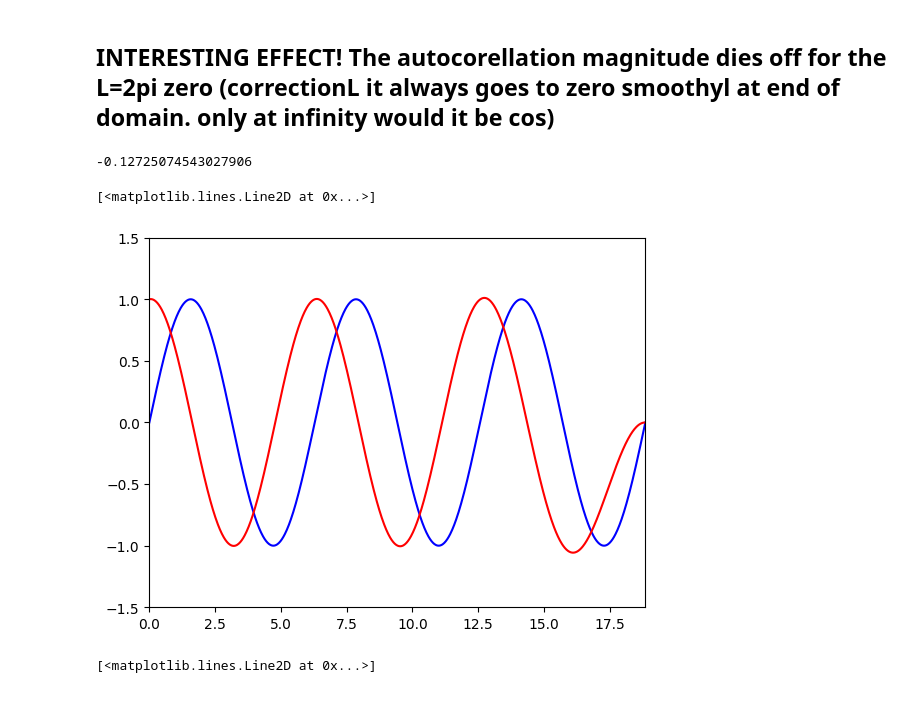
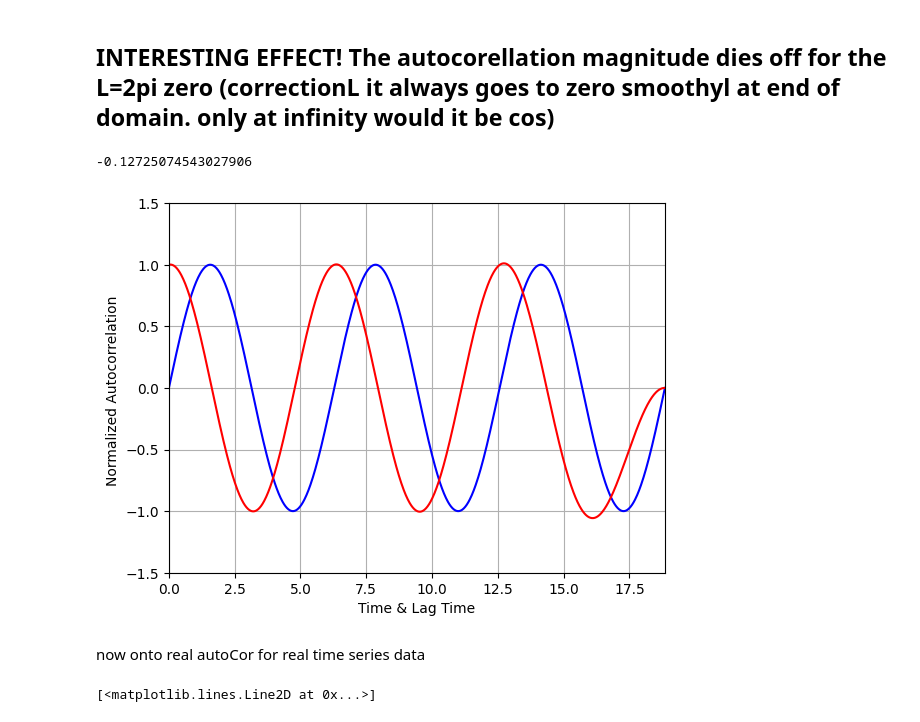
Before and after one commit to noahchanoah/thesis, a Jupyter notebook: Fising.ipynb, the cells around one changed output. Saved outputs shown, nothing was run; the diff lists cells and outputs as text; code cells hidden in the pictures.

```diff
--- a/Fising.ipynb
+++ b/Fising.ipynb
@@ -821,0 +931,22 @@ Exponential Correlation: $\hat{C}(t) \sim \exp \left( -\frac{t}{\tau_{\exp}} \ri
+# %%
+def autoCor(lagTime: int, timeSeriesData: list) -> float:
+    '''
+    Calculate the autocorrelation of some time series data
+    '''
+    mu = np.average(timeSeriesData)
+    prodArr = []
+    #now average the product of function * laggedFunction over the range until N-t
+    N = len(timeSeriesData)
+    for i in range(N-lagTime):
+        product = timeSeriesData[i] * timeSeriesData[i+lagTime]
+        prodArr.append(product)
+        #print(i)
+        #print(i+lagTime)
+        #print()
+
+    #average the product
+    avgProd = np.average(prodArr)
+
+    #calculate autoCor
+    ac = avgProd - np.power(mu,2)
+    return ac
@@ -864,7 +983,0 @@ Text(0, 0.5, 'Magnetization ')
-# %%
-def autoCor(startTime: int, stopTime: int, timeSeriesData: list) -> float: #we are in metropolis-steps-time
-    f = np.average(timeSeriesData)
-    prod = timeSeriesData[startTime] * timeSeriesData[stopTime]
-    #autoRes = ((timeSeriesData[startTime] + timeSeriesData[stopTime]) / (2)) - np.power(f,2)
-    autoRes = prod - np.power(f,2)
-    return autoRes
@@ -895,26 +1056,31 @@ issue is that if our list is 10000 long but the sin function only goes 0 to 2pi
 # %% [markdown]
 ## INTERESTING EFFECT! The autocorellation magnitude dies off for the L=2pi zero (correctionL it always goes to zero smoothyl at end of domain. only at infinity would it be cos)
 # %%
+#It's important to let L -> infinity for accurate autocorrelation?
 xRes = 1000
 domain = 6
 sinX = np.linspace(0,domain*np.pi,xRes) #np.linspace(0,2*np.pi,xRes)
 sinY = [np.sin(x) for x in sinX]
 
-print(autoCorFIX(100,sinY))
+print(autoCor(100,sinY))
 
 lagArr = np.arange(0,xRes)
-zeroLag = autoCorFIX(0,sinY)
-autoPlot = [autoCorFIX(t,sinY)/zeroLag for t in lagArr]
+zeroLag = autoCor(0,sinY)
+autoPlot = [autoCor(t,sinY)/zeroLag for t in lagArr]
 
 
+plt.xlabel("Time & Lag Time")
+plt.ylabel("Normalized Autocorrelation")
 plt.xlim(0,domain*np.pi)
 plt.ylim(-1.5,1.5)
 plt.plot(sinX,sinY,color="blue")
 plt.plot(sinX, autoPlot,color="red")
+plt.grid()
 # %% [output]
 -0.12725074543027906
-[<matplotlib.lines.Line2D at 0x...>]
-[figure, old version]
+[figure, new version]
+# %% [markdown]
+now onto real autoCor for real time series data
 # %%
 sinY = [np.sin(x) for x in np.linspace(0,2*np.pi,100)]
 sinX = np.linspace(0,2*np.pi,100)
```
Also changed, not shown: parts of 14 cells of this notebook.
